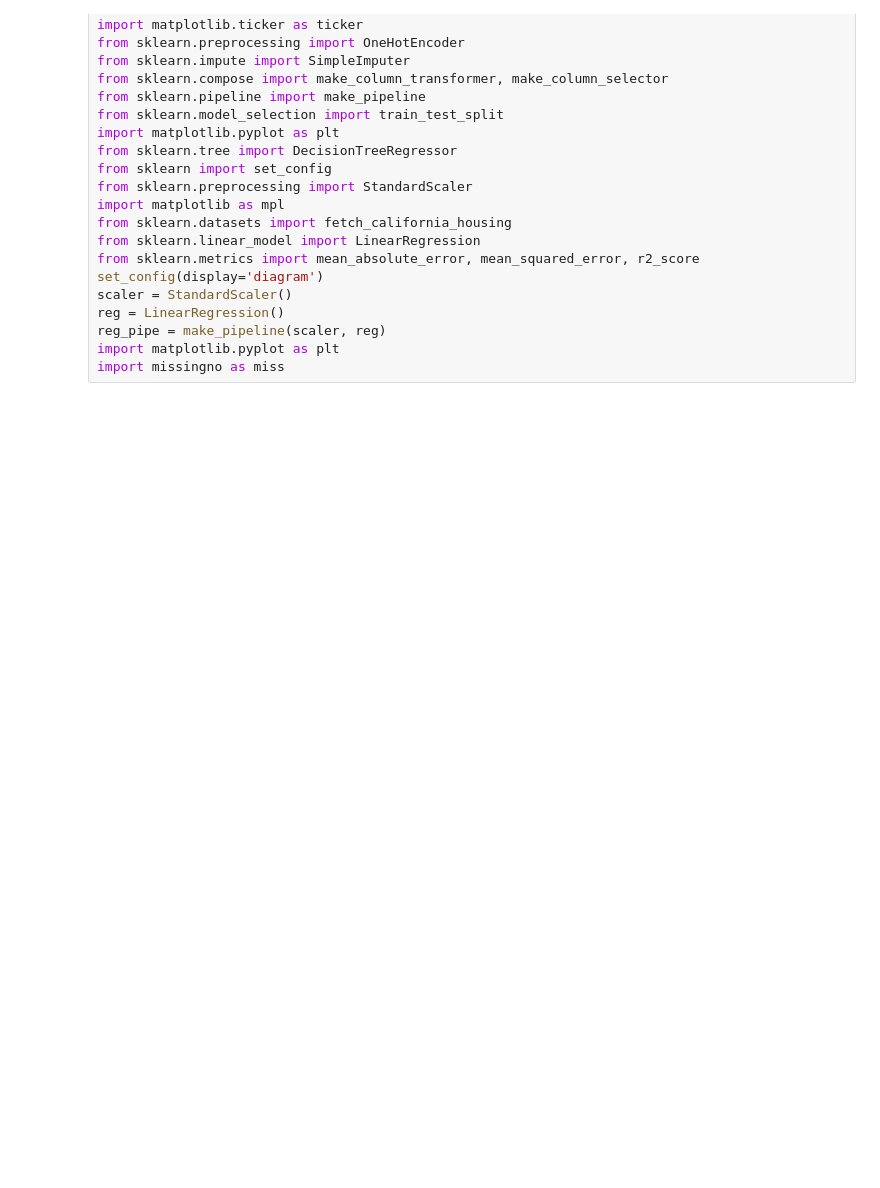
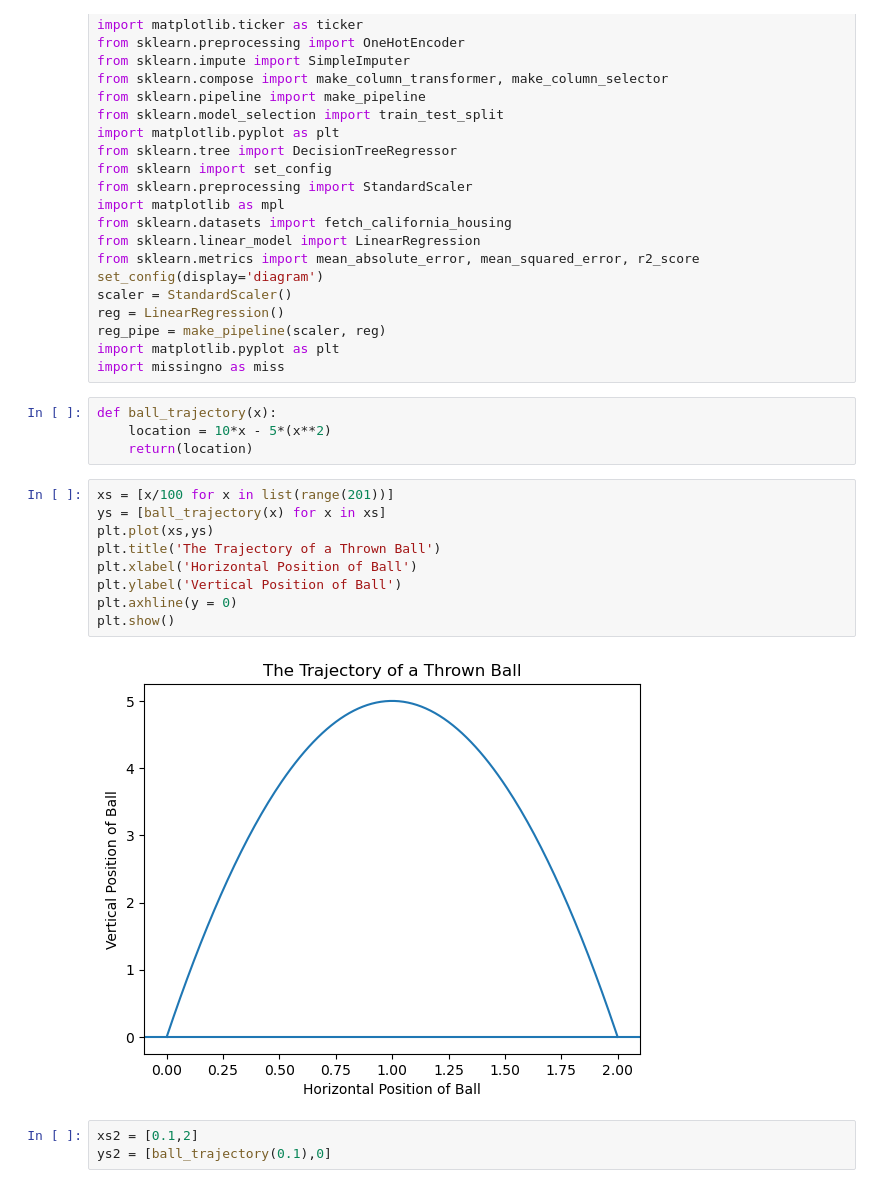
Before and after one commit to CatDawn29/Big-Book-of-Small-Python-Projects-Catherine, a Jupyter notebook: Problem Solving with Algorithms.ipynb, the cells around one changed output. Cells and saved outputs as stored; diff of their text form; blank space fills up the shorter version.

```diff
--- a/Problem Solving with Algorithms.ipynb
+++ b/Problem Solving with Algorithms.ipynb
@@ -23,3 +23,21 @@ reg = LinearRegression()
 reg_pipe = make_pipeline(scaler, reg)
 import matplotlib.pyplot as plt
 import missingno as miss
+# %%
+def ball_trajectory(x):
+    location = 10*x - 5*(x**2)
+    return(location)
+# %%
+xs = [x/100 for x in list(range(201))]
+ys = [ball_trajectory(x) for x in xs]
+plt.plot(xs,ys)
+plt.title('The Trajectory of a Thrown Ball')
+plt.xlabel('Horizontal Position of Ball')
+plt.ylabel('Vertical Position of Ball')
+plt.axhline(y = 0)
+plt.show()
+# %% [output]
+[figure, added]
+# %%
+xs2 = [0.1,2]
+ys2 = [ball_trajectory(0.1),0]
```
Also changed, not shown: parts of 1 cell of this notebook.
